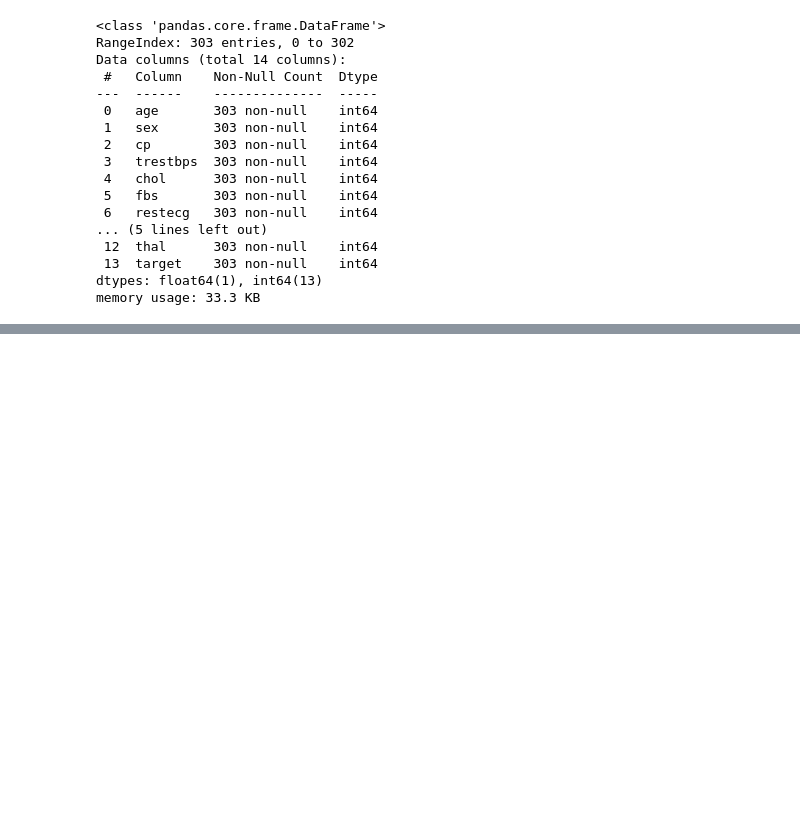
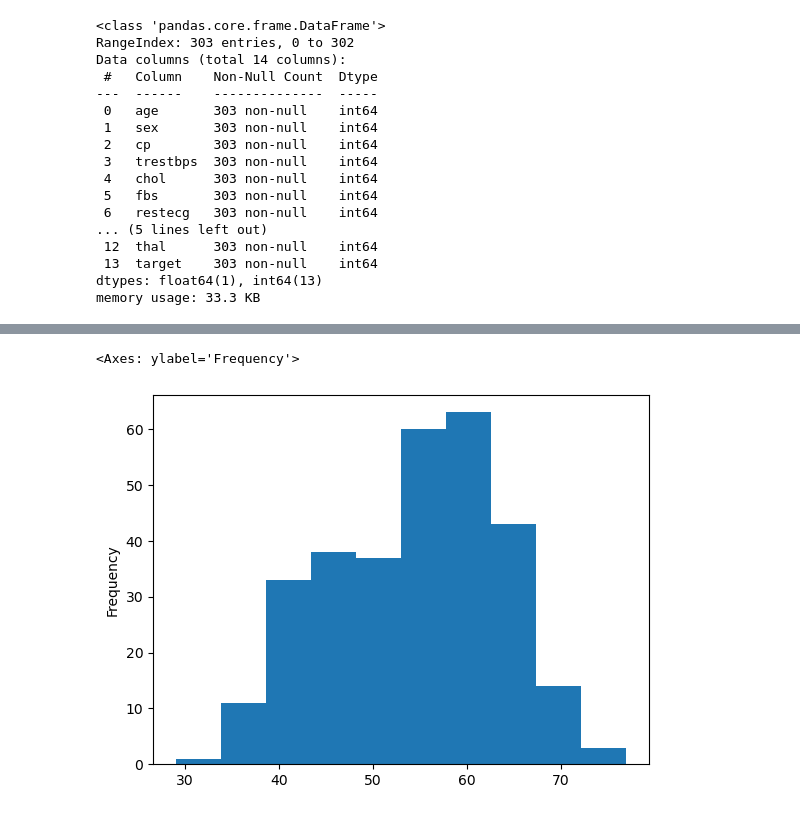
Before and after one commit to Shahzayb/ml-playground, a Jupyter notebook: pandas.ipynb, the cells around one changed output, grey strips where cells are left out. Drawn from its saved outputs; the diff is of its cells as text; code cells hidden in the pictures; blank space fills up the shorter version.

```diff
--- a/pandas.ipynb
+++ b/pandas.ipynb
@@ -82,0 +90,5 @@ heart_disease.describe()
+# %%
+heart_disease['age'].plot(kind='hist')
+# %% [output]
+<Axes: ylabel='Frequency'>
+[figure, added]
```
Also changed, not shown: parts of 2 cells of this notebook.
